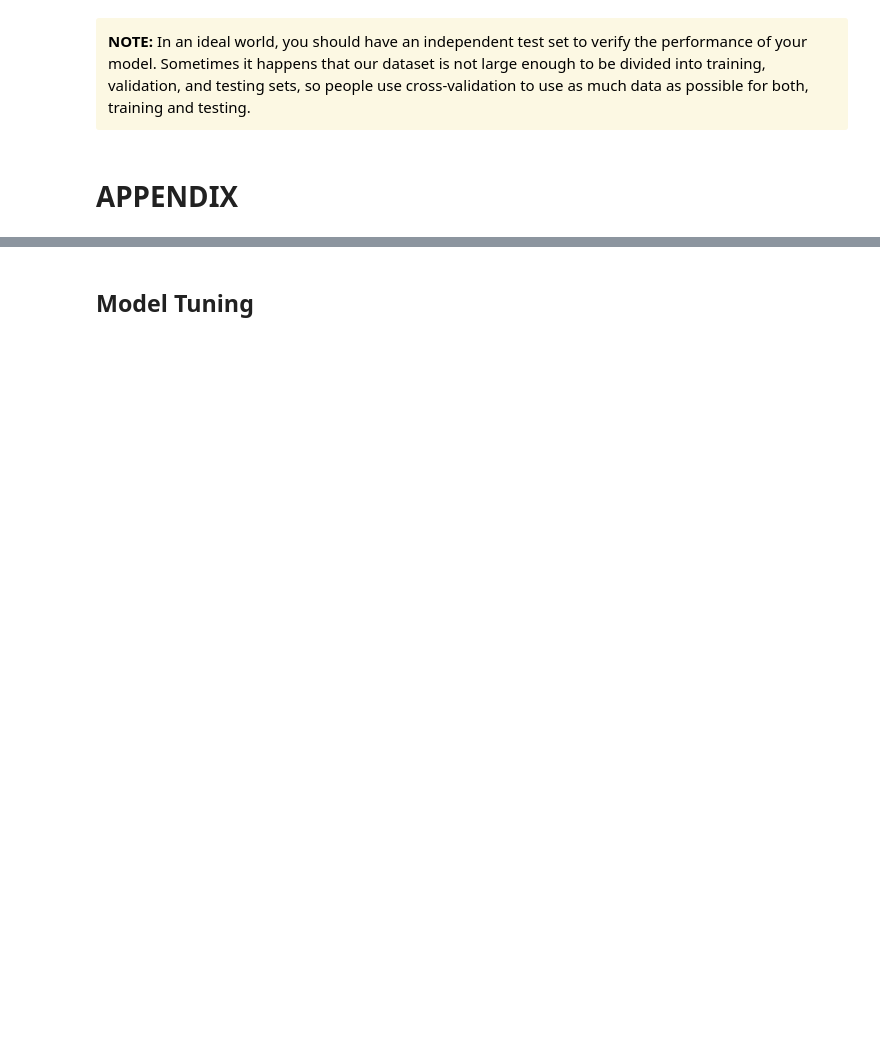
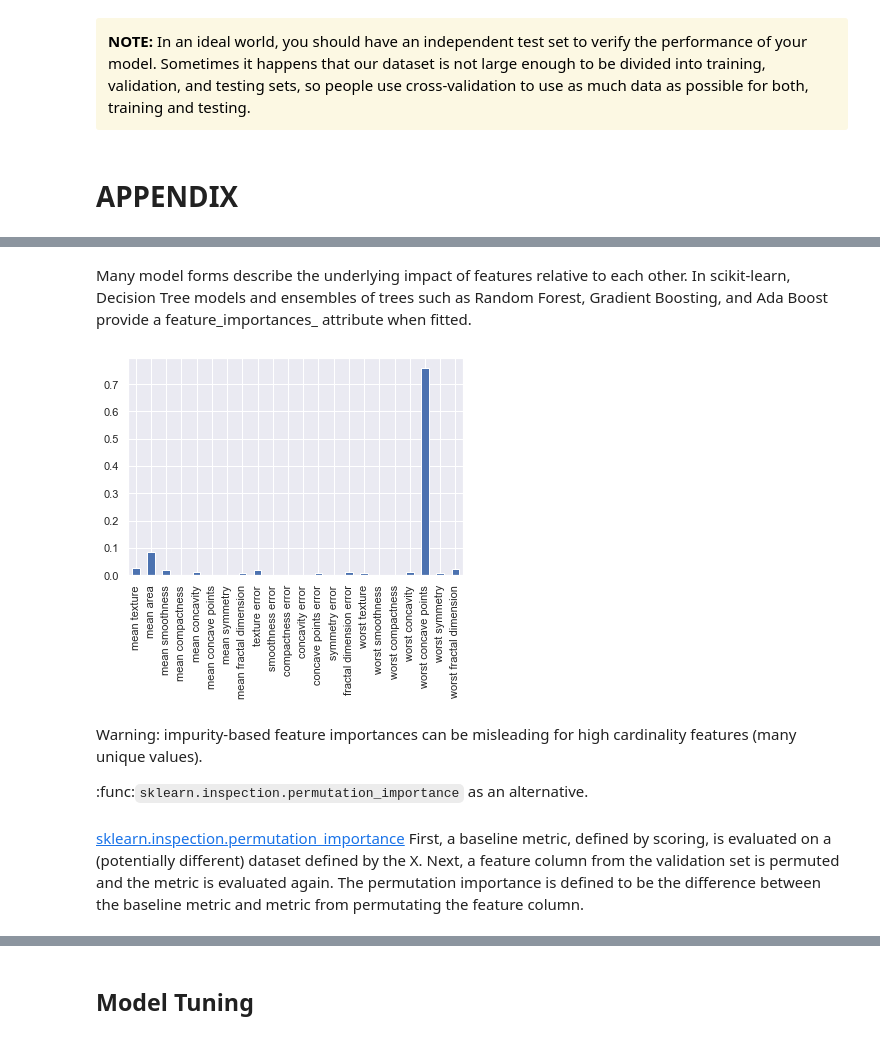
Before and after one commit to EMbeDS-education/StatsAndComputing20202021, a Jupyter notebook: IPDP/jupyter/jupyterNotebooks/M2_03BreastCancer_Supervised_ML.ipynb, the cells around one changed output, grey strips where cells are left out. Drawn from its saved outputs; the diff is of its cells as text; code cells hidden in the pictures; blank space fills up the shorter version.

Commit message:
module 2 part 2

```diff
--- a/IPDP/jupyter/jupyterNotebooks/M2_03BreastCancer_Supervised_ML.ipynb
+++ b/IPDP/jupyter/jupyterNotebooks/M2_03BreastCancer_Supervised_ML.ipynb
@@ -189,8 +213,8 @@ Including the test dataset in the transform computation will allow information t
 from sklearn.preprocessing import StandardScaler #for Scaling the features
 
 scaler = StandardScaler()
-X_train = scaler.fit_transform(X_train) # computes variance and mean of each feature and scaling.
-X_test  = scaler.transform(X_test)  # scales the test data.
+X_train = scaler.fit_transform(X_train_raw) # computes variance and mean of each feature and scaling.
+X_test  = scaler.transform(X_test_raw)  # scales the test data.
 # %% [markdown]
 ## Decision Tree
 The basic recipe for applying a supervised machine learning model:
@@ -216,13 +242,3 @@ y_pred[:10]
-# %%
-from sklearn.neighbors import KNeighborsClassifier
-
-# 1. instantiate model
-model2 = KNeighborsClassifier()
-# 2. fit model to data (training)
-model2.fit(X_train, y_train)
-# 3. predict on new data
-y_pred = model2.predict(X_test)
-y_pred[:10]
 # %% [markdown]
 ## Metrics of classification performance evaluation
 Let's draw the decision boundary of Decision Tree Classifier trained on the training set
@@ -703,0 +979,18 @@ Sometimes it happens that our dataset is not large enough to be divided into tra
+# %% [markdown]
+Many model forms describe the underlying impact of features relative to each other. In scikit-learn, Decision Tree models and ensembles of trees such as Random Forest, Gradient Boosting, and Ada Boost provide a feature_importances_ attribute when fitted.
+# %%
+model = DecisionTreeClassifier(random_state=42)
+# 2. fit model to data (training)
+model.fit(X_train, y_train)
+
+pd.Series(dict(zip(df_X.columns,model.feature_importances_ ))).plot(kind='bar')
+plt.show()
+# %% [output]
+[figure, added]
+# %% [markdown]
+Warning: impurity-based feature importances can be misleading for high cardinality features (many unique values).
+
+:func:`sklearn.inspection.permutation_importance` as an alternative.
+# %% [markdown]
+[sklearn.inspection.permutation_importance](https://scikit-learn.org/stable/modules/generated/sklearn.inspection.permutation_importance.html)
+First, a baseline metric, defined by scoring, is evaluated on a (potentially different) dataset defined by the X. Next, a feature column from the validation set is permuted and the metric is evaluated again. The permutation importance is defined to be the difference between the baseline metric and metric from permutating the feature column.
```
Also changed, not shown: parts of 49 cells of this notebook, 8 other files.
